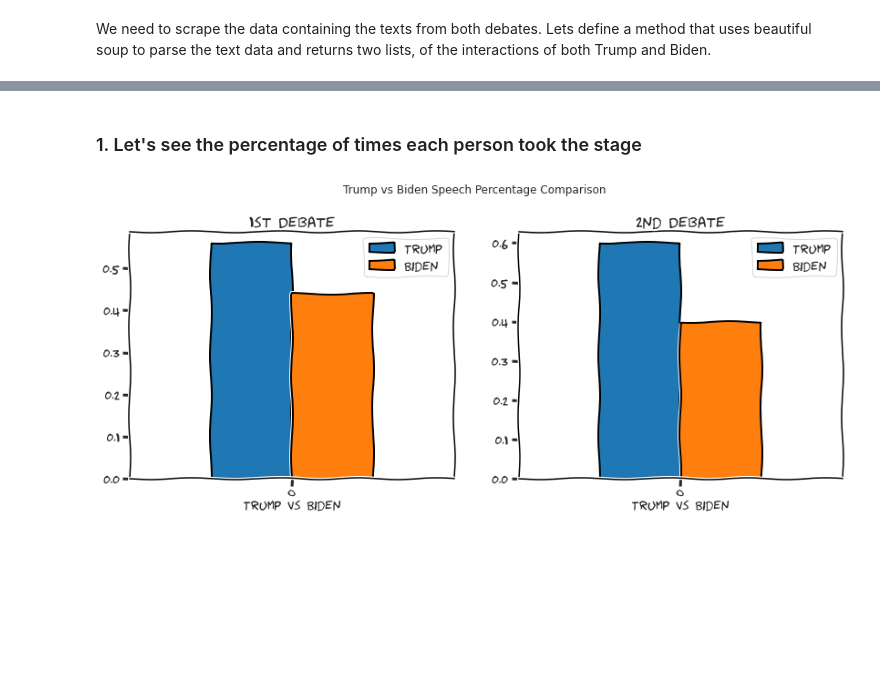
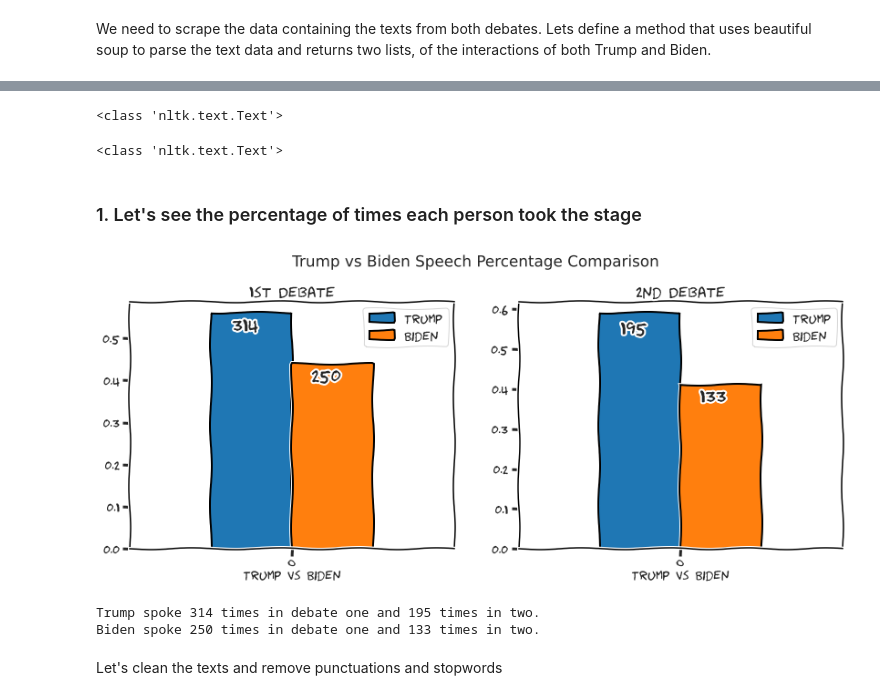
Before and after one commit to Lawrence-Krukrubo/Text-Based-AI, a Jupyter notebook: trump_biden_2020.ipynb, the cells around one changed output, grey strips where cells are left out. Drawn from its saved outputs; the diff is of its cells as text; code cells hidden in the pictures; blank space fills up the shorter version.

```diff
--- a/trump_biden_2020.ipynb
+++ b/trump_biden_2020.ipynb
@@ -46,11 +50,17 @@ def scrape_parse(link):
     if len(link) > 100:
         trump_corpus = [i for i in corpus if i.startswith('Donald')]
         biden_corpus = [i for i in corpus if i.startswith('Joe')]
+        # Now we remove candidate names from start of each sentence
+        trump_speech_list = [i[22:] for i in trump_corpus]
+        biden_speech_list = [i[19:] for i in biden_corpus]
     else:
         trump_corpus = [i for i in corpus if i.startswith('President')]
         biden_corpus = [i for i in corpus if i.startswith('Vice')]
+        # Now we remove candidate names from start of each sentence
+        trump_speech_list = [i[35:] for i in trump_corpus]
+        biden_speech_list = [i[34:] for i in biden_corpus]
 
-    return trump_corpus, biden_corpus
+    return trump_speech_list, biden_speech_list
 # %%
 # getting the list of speeches from the first debate
 trump_debate_1, biden_debate_1 = scrape_parse(debate_1)
@@ -66,3 +72,15 @@ Biden spoke 250 times in debate one and 133 times in two.
+# %%
+trump_1 = nltk.Text(trump_debate_1)
+trump_2 =  nltk.Text(trump_debate_2)
+print(type(trump_1))
+# %% [output]
+<class 'nltk.text.Text'>
+# %%
+biden_1 = nltk.Text(biden_debate_1)
+biden_2 = nltk.Text(biden_debate_2)
+print(type(biden_1))
+# %% [output]
+<class 'nltk.text.Text'>
 # %% [markdown]
 <h3>1. Let's see the percentage of times each person took the stage</h3>
 # %%
@@ -81,24 +99,36 @@ second_df = second_df.apply(lambda x: round(x / total_stage2, 2))
 # %%
 sns.set_style('ticks')
 fig = plt.figure(figsize=(14,5)) # create figure
 plt.suptitle('Trump vs Biden Speech Percentage Comparison', y=1.025)
 
 plt.xkcd()
 
 ax0 = fig.add_subplot(1, 2, 1) # add subplot 1 (1 row, 2 columns, first plot)
 ax1 = fig.add_subplot(1, 2, 2) # add subplot 2 (1 row, 2 columns, second plot). See tip below**
 
 first_df.plot(kind='bar', edgecolor='black', linewidth=2, ax=ax0)
 ax0.set_title('1st Debate')
 ax0.set_xlabel('Trump vs Biden')
+ax0.annotate('314', (-0.185, 0.52), fontsize=20, fontweight='bold')
+ax0.annotate('250', (0.06, 0.4), fontsize=20, fontweight='bold')
 
 second_df.plot(kind='bar', edgecolor='black', linewidth=2, ax=ax1)
 plt.title('2nd Debate')
 plt.xlabel('Trump vs Biden')
+ax1.annotate('195', (-0.185, 0.54), fontsize=20, fontweight='bold')
+ax1.annotate('133', (0.06, 0.37), fontsize=20, fontweight='bold')
 
 
 plt.show()
 
 #plt.rcdefaults()  # to stop xkcd plots
 # %% [output]
-[figure, old version]
+[figure, new version]
+# %%
+print(f'Trump spoke {len(trump_debate_1)} times in debate one and {len(trump_debate_2)} times in two.')
+print(f'Biden spoke {len(biden_debate_1)} times in debate one and {len(biden_debate_2)} times in two.')
+# %% [output]
+Trump spoke 314 times in debate one and 195 times in two.
+Biden spoke 250 times in debate one and 133 times in two.
+# %% [markdown]
+Let's clean the texts and remove punctuations and stopwords
```
Also changed, not shown: parts of 27 cells of this notebook.
